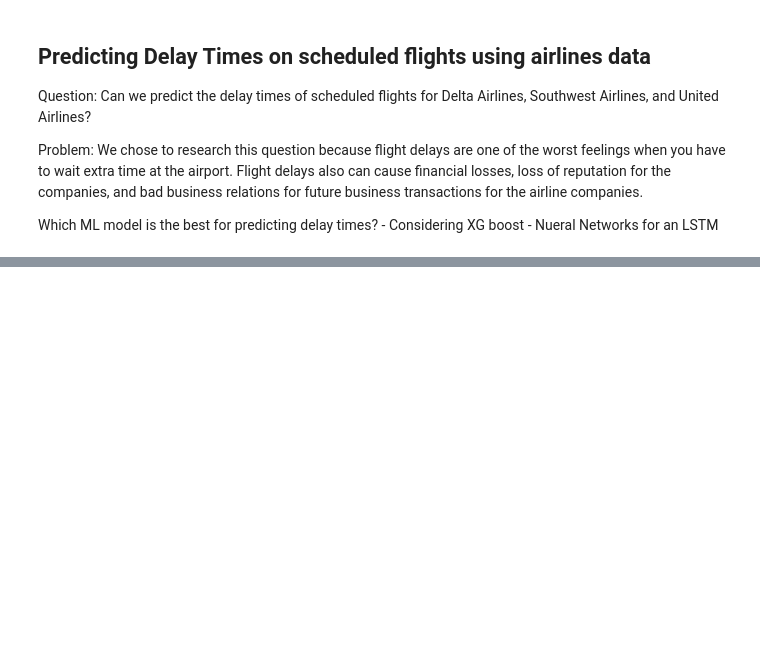
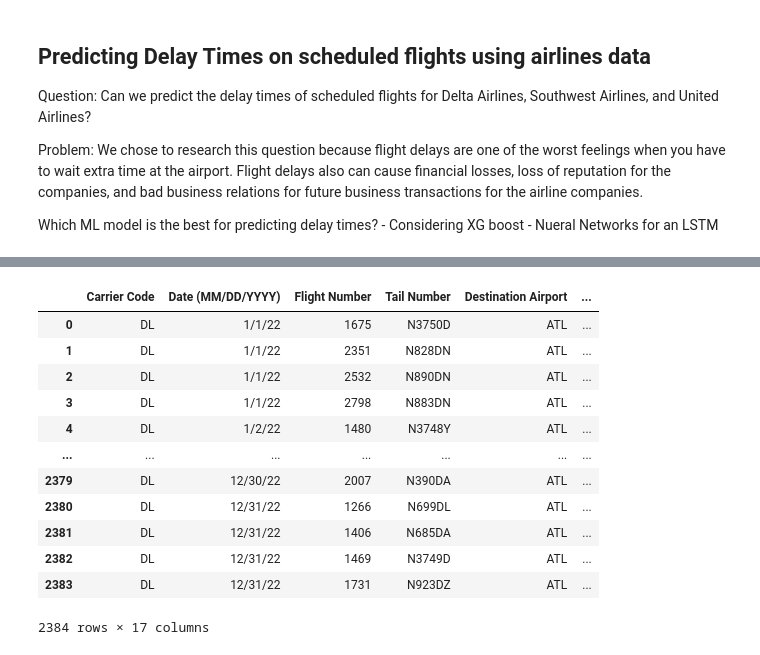
Before and after one commit to rachit0907/FlightPredictions, a Jupyter notebook: current.ipynb, the cells around one changed output, grey strips where cells are left out. Saved outputs shown, nothing was run; the diff lists cells and outputs as text; code cells hidden in the pictures; blank space fills up the shorter version.

```diff
--- a/current.ipynb
+++ b/current.ipynb
@@ -34,0 +52,17 @@ Which ML model is the best for predicting delay times?
+# %%
+delta_updated = pd.read_csv("/Users/rachitgoli/FlightPredictions/delta_updated.csv",encoding='unicode_escape', header=0)
+delta_updated
+# %% [output]
+|  | Carrier Code | Date (MM/DD/YYYY) | Flight Number | Tail Number | Destination Airport | ... |
+| 0 | DL | 1/1/22 | 1675 | N3750D | ATL | ... |
+| 1 | DL | 1/1/22 | 2351 | N828DN | ATL | ... |
+| 2 | DL | 1/1/22 | 2532 | N890DN | ATL | ... |
+| 3 | DL | 1/1/22 | 2798 | N883DN | ATL | ... |
+| 4 | DL | 1/2/22 | 1480 | N3748Y | ATL | ... |
+| ... | ... | ... | ... | ... | ... | ... |
+| 2379 | DL | 12/30/22 | 2007 | N390DA | ATL | ... |
+| 2380 | DL | 12/31/22 | 1266 | N699DL | ATL | ... |
+| 2381 | DL | 12/31/22 | 1406 | N685DA | ATL | ... |
+| 2382 | DL | 12/31/22 | 1469 | N3749D | ATL | ... |
+| 2383 | DL | 12/31/22 | 1731 | N923DZ | ATL | ... |
+2384 rows × 17 columns
```
Also changed, not shown: parts of 2 cells of this notebook, 5 other files.
